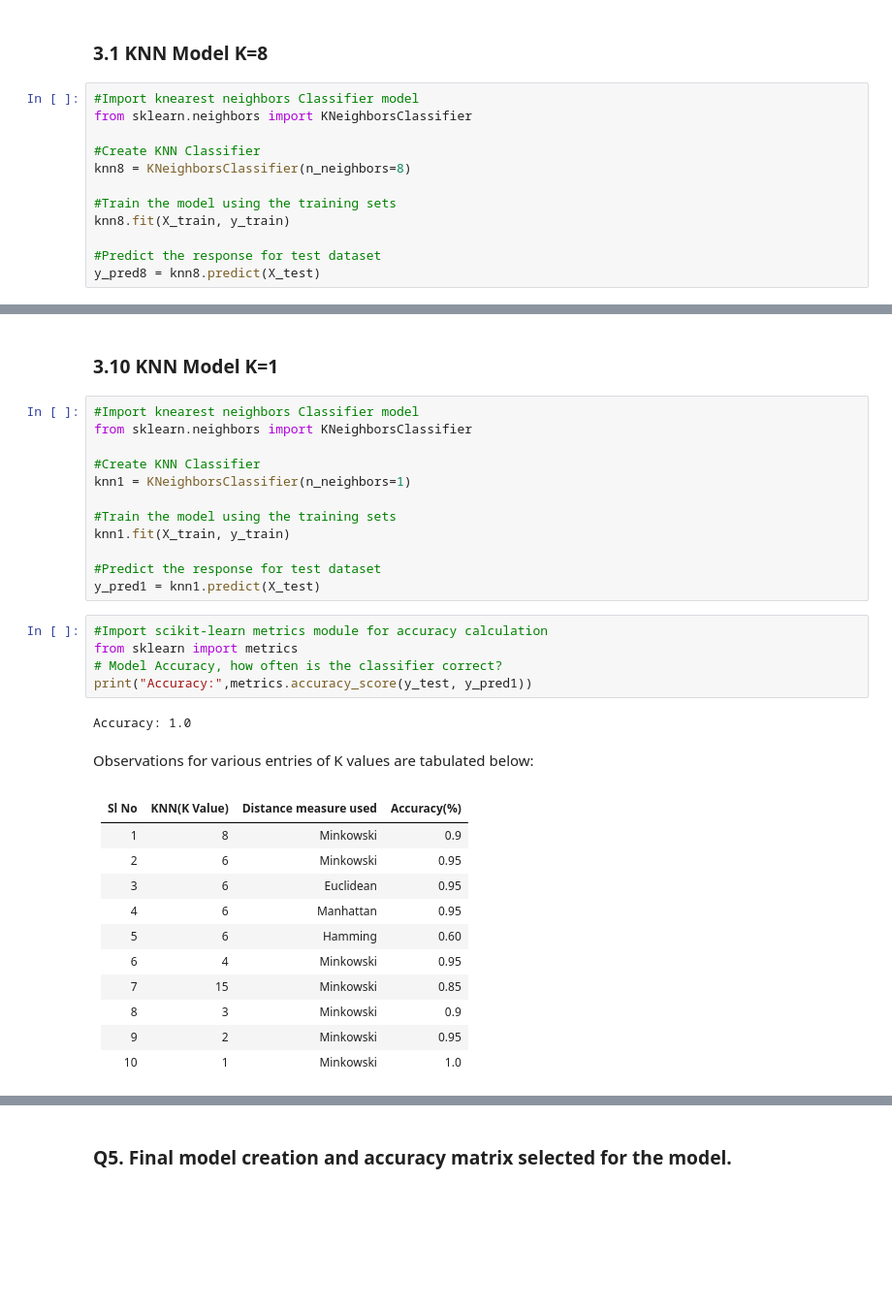
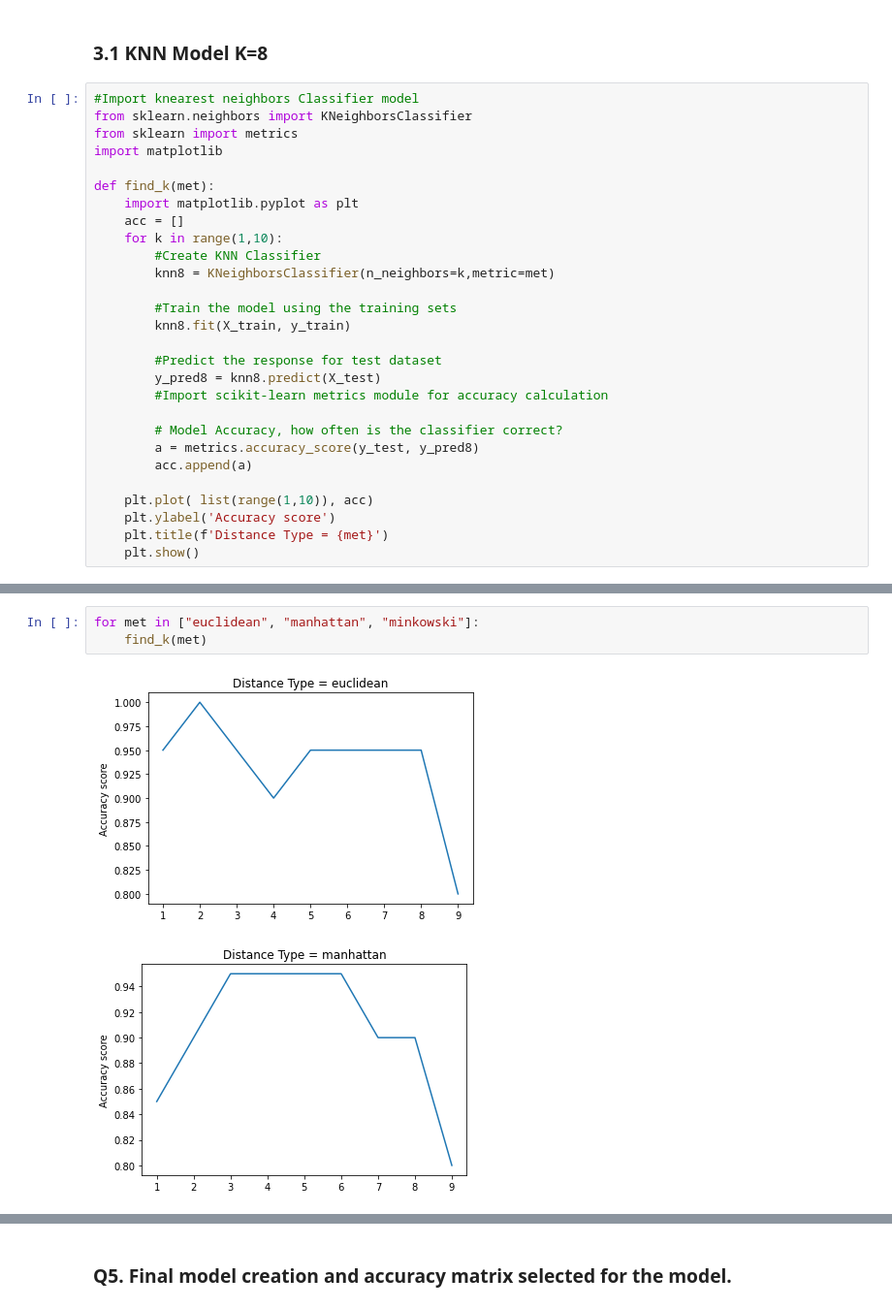
Before and after one commit to srradhakrishnan/BITS_ML_ASSIGNMENT_2, a Jupyter notebook: Assig2_Group_069_Q2_KNN.ipynb, the cells around one changed output, grey strips where cells are left out. Shown: that part at 97% size. Saved outputs shown, nothing was run; the diff lists cells and outputs as text; blank space fills up the shorter version.

Commit message:
Updating the graphs

```diff
--- a/Assig2_Group_069_Q2_KNN.ipynb
+++ b/Assig2_Group_069_Q2_KNN.ipynb
@@ -162,12 +162,28 @@ X_train,X_test,y_train,y_test = train_test_split(X,y,test_size = 0.1)
 # %%
 #Import knearest neighbors Classifier model
 from sklearn.neighbors import KNeighborsClassifier
+from sklearn import metrics
+import matplotlib
 
-#Create KNN Classifier
-knn8 = KNeighborsClassifier(n_neighbors=8)
+def find_k(met):
+    import matplotlib.pyplot as plt
+    acc = []
+    for k in range(1,10):
+        #Create KNN Classifier
+        knn8 = KNeighborsClassifier(n_neighbors=k,metric=met)
 
-#Train the model using the training sets
-knn8.fit(X_train, y_train)
+        #Train the model using the training sets
+        knn8.fit(X_train, y_train)
 
-#Predict the response for test dataset
-y_pred8 = knn8.predict(X_test)
+        #Predict the response for test dataset
+        y_pred8 = knn8.predict(X_test)
+        #Import scikit-learn metrics module for accuracy calculation
+
+        # Model Accuracy, how often is the classifier correct?
+        a = metrics.accuracy_score(y_test, y_pred8)
+        acc.append(a)
+
+    plt.plot( list(range(1,10)), acc)
+    plt.ylabel('Accuracy score')
+    plt.title(f'Distance Type = {met}')
+    plt.show()
@@ -393,36 +190,6 @@ Accuracy: 1.0
-# %% [markdown]
-### 3.10 KNN Model K=1
-# %%
-#Import knearest neighbors Classifier model
-from sklearn.neighbors import KNeighborsClassifier
-
-#Create KNN Classifier
-knn1 = KNeighborsClassifier(n_neighbors=1)
-
-#Train the model using the training sets
-knn1.fit(X_train, y_train)
-
-#Predict the response for test dataset
-y_pred1 = knn1.predict(X_test)
-# %%
-#Import scikit-learn metrics module for accuracy calculation
-from sklearn import metrics
-# Model Accuracy, how often is the classifier correct?
-print("Accuracy:",metrics.accuracy_score(y_test, y_pred1))
-# %% [output]
-Accuracy: 1.0
-# %% [markdown]
-Observations for various entries of K values are tabulated below:
-# %% [markdown]
-Sl No|KNN(K Value) |Distance measure used |Accuracy(%)
------|-----|-----|------
-1|8|Minkowski|0.9
-2|6|Minkowski|0.95
-3|6|Euclidean|0.95
-4|6|Manhattan|0.95
-5|6|Hamming|0.60
-6|4|Minkowski|0.95
-7|15|Minkowski|0.85
-8|3|Minkowski|0.9
-9|2|Minkowski|0.95
-10|1|Minkowski|1.0
+# %%
+for met in ["euclidean", "manhattan", "minkowski"]:
+    find_k(met)
+# %% [output]
+[figure, added]
+[figure, added]
```
Also changed, not shown: parts of 31 cells of this notebook.
